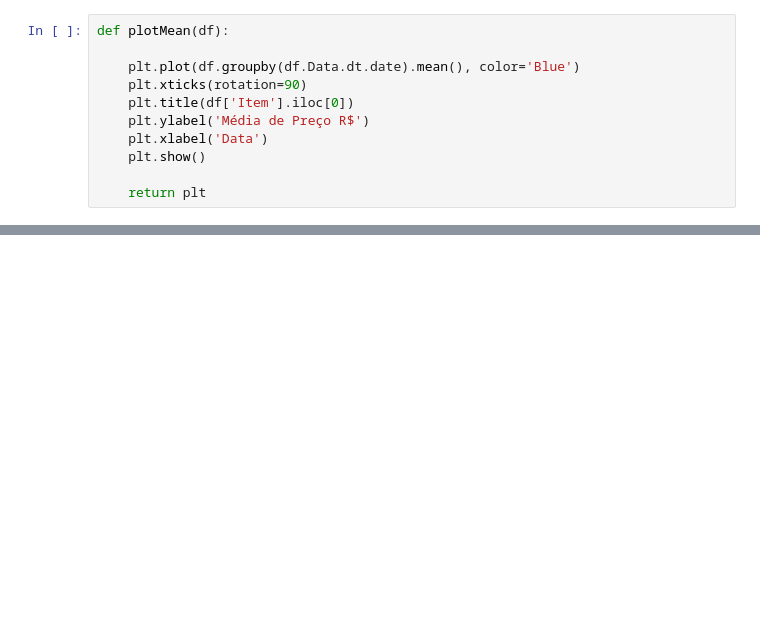
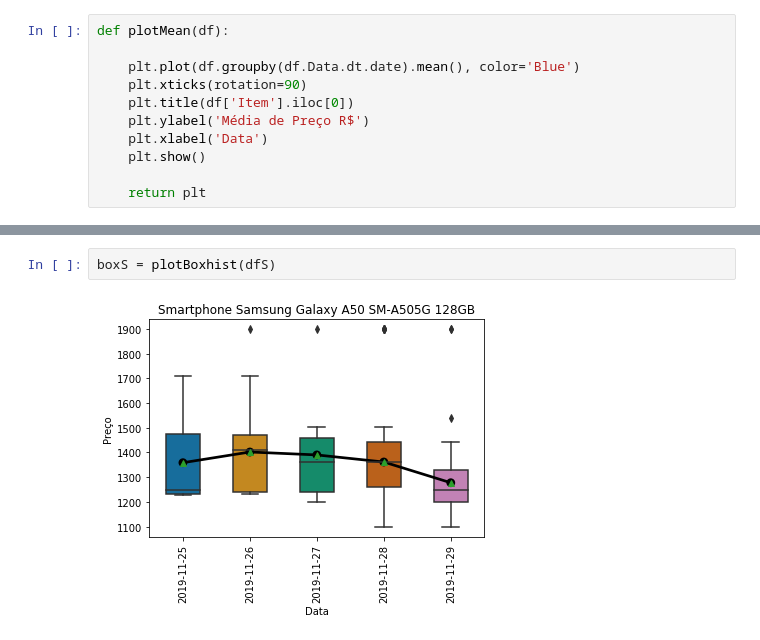
Before and after one commit to brauliolucas/mquantitativos, a Jupyter notebook: Analise - Trabalho Final.ipynb, the cells around one changed output, grey strips where cells are left out. Saved outputs shown, nothing was run; the diff lists cells and outputs as text; blank space fills up the shorter version.

```diff
--- a/Analise - Trabalho Final.ipynb
+++ b/Analise - Trabalho Final.ipynb
@@ -60,0 +65,4 @@ def plotMean(df):
+# %%
+boxS = plotBoxhist(dfS)
+# %% [output]
+[figure, added]
```
Also changed, not shown: parts of 7 cells of this notebook.
